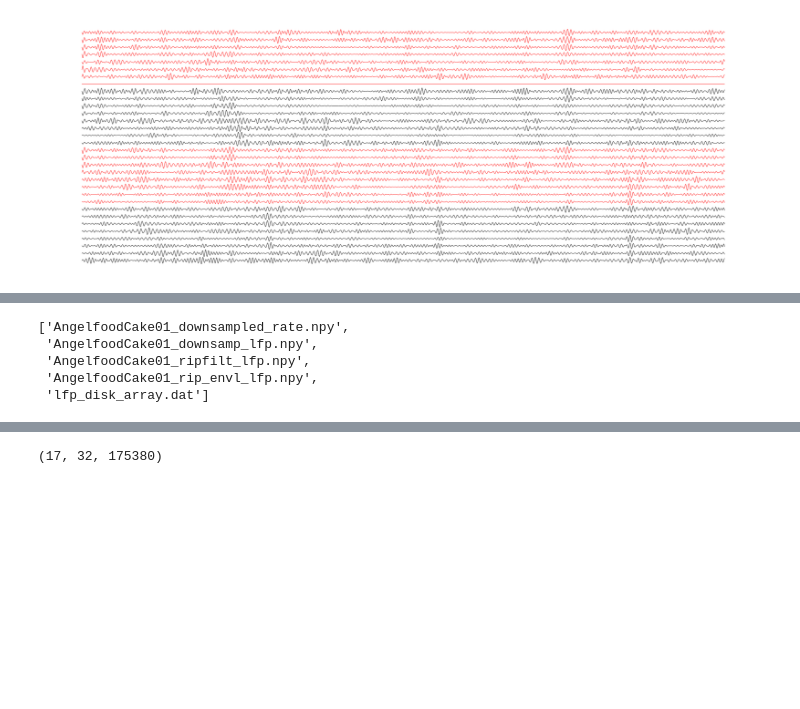
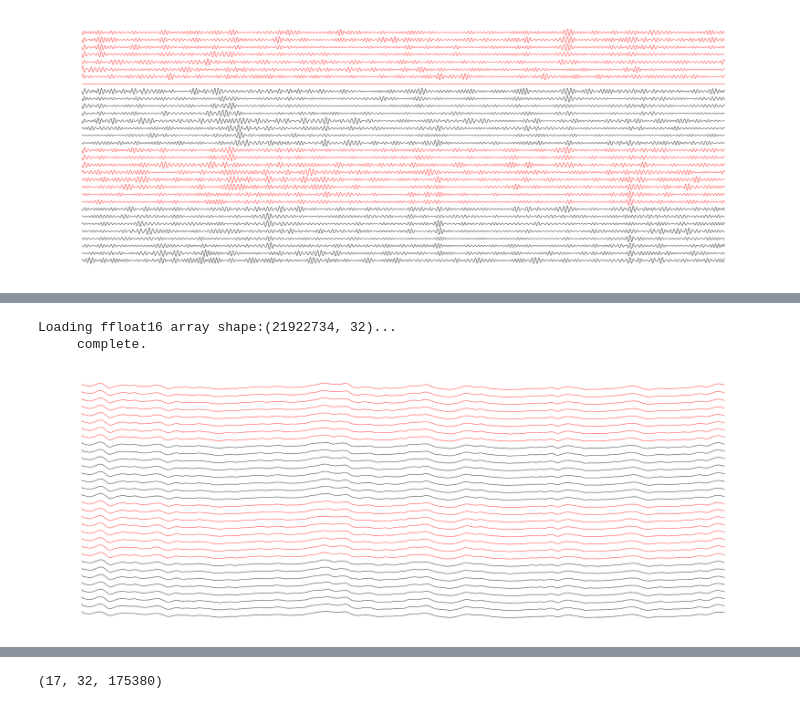
Before and after one commit to dtabuena/Workshop, a Jupyter notebook: Py_trodes/PyTrodes_Pipeline_.ipynb, the cells around one changed output, grey strips where cells are left out. Saved outputs shown, nothing was run; the diff lists cells and outputs as text; code cells hidden in the pictures; blank space fills up the shorter version.

```diff
--- a/Py_trodes/PyTrodes_Pipeline_.ipynb
+++ b/Py_trodes/PyTrodes_Pipeline_.ipynb
@@ -147,19 +149,16 @@ plot_sample_wave(lfp_disk_array,downsampled_rate)
 # %%
-os.listdir()
+os.chdir(r'\\hive.gladstone.internal\Huang-LFP\TabuenaLFP\ReAnalyze')
 ripfilt_npy_filename='AngelfoodCake01_rip_envl_lfp.npy'
 downsampled_rate = int(np.load('AngelfoodCake01_downsampled_rate.npy'))
 lfp_disk_array = load_npy_to_memmap(ripfilt_npy_filename)
 # %% [output]
-['AngelfoodCake01_downsampled_rate.npy',
- 'AngelfoodCake01_downsamp_lfp.npy',
- 'AngelfoodCake01_ripfilt_lfp.npy',
- 'AngelfoodCake01_rip_envl_lfp.npy',
- 'lfp_disk_array.dat']
+Loading ffloat16 array shape:(21922734, 32)...
+     complete.
 # %%
 """
 Hilbert Envelope
 """
-ripfilt_npy_filename='AngelfoodCake01_rip_envl_lfp.npy'
-lfp_disk_array = load_npy_to_memmap(ripfilt_npy_filename)
 lfp_disk_array = np.abs(sci.signal.hilbert(lfp_disk_array,axis=0))
 plot_sample_wave(lfp_disk_array,downsampled_rate)
+# %% [output]
+[figure, added]
```
Also changed, not shown: parts of 8 cells of this notebook.
